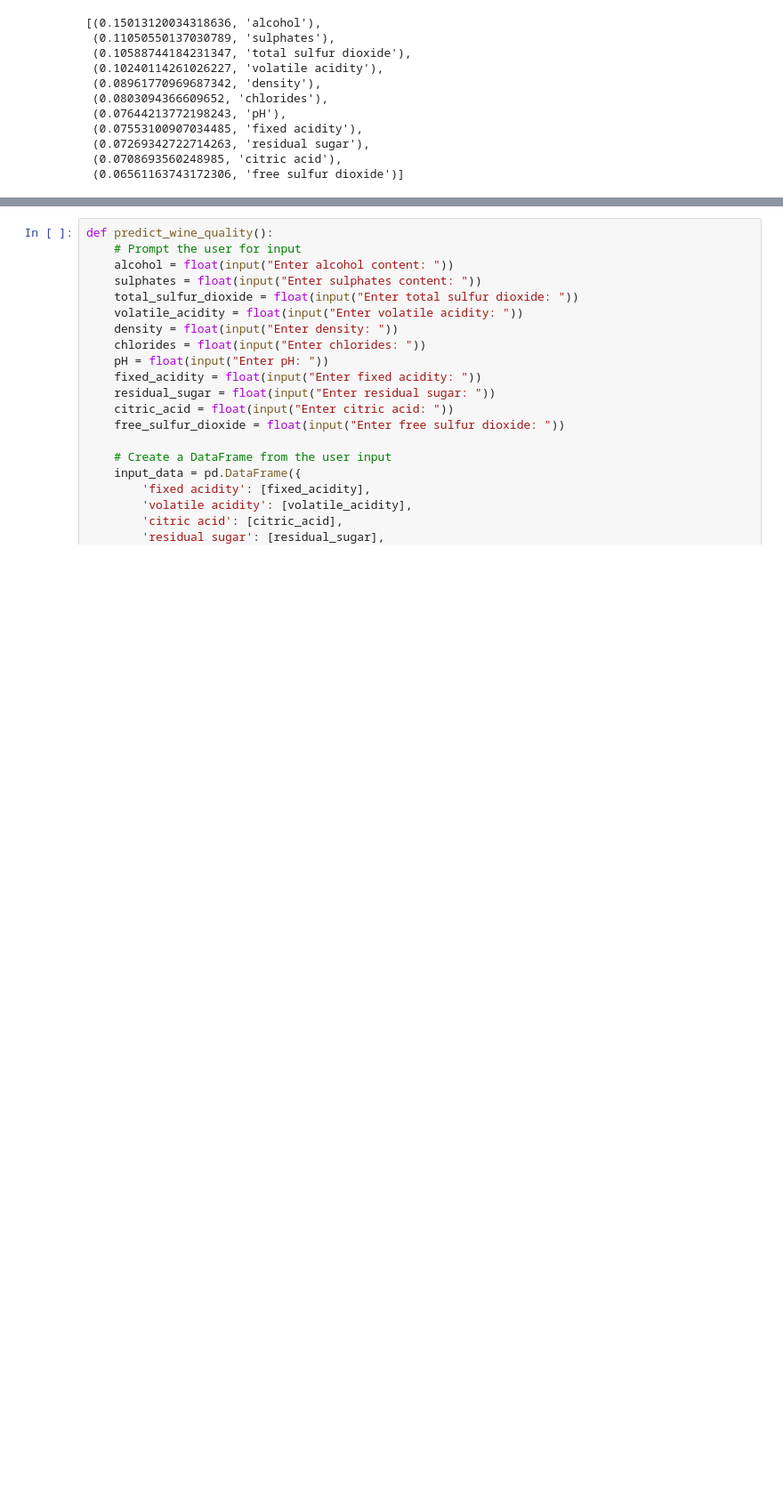
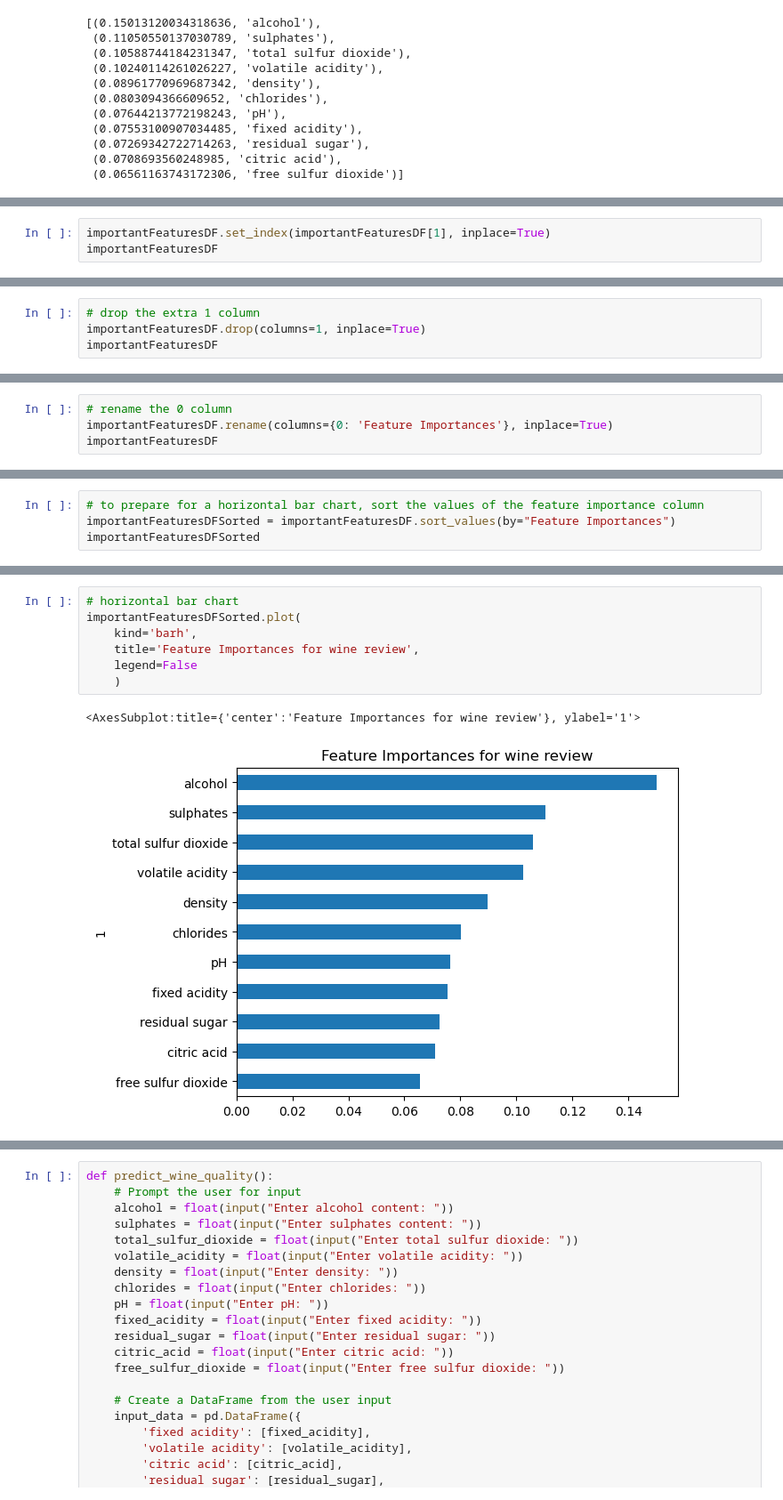
Before and after one commit to jlanahartman/project4_teamStark, a Jupyter notebook: wineQualityPredictionRanFor.ipynb, the cells around one changed output, grey strips where cells are left out. Shown at 89% size. Drawn from its saved outputs; the diff is of its cells as text; blank space fills up the shorter version.

```diff
--- a/wineQualityPredictionRanFor.ipynb
+++ b/wineQualityPredictionRanFor.ipynb
@@ -125,0 +252,3 @@ zippedFeatures
+# %%
+importantFeaturesDF.set_index(importantFeaturesDF[1], inplace=True)
+importantFeaturesDF
@@ -125,0 +269,4 @@ zippedFeatures
+# %%
+# drop the extra 1 column
+importantFeaturesDF.drop(columns=1, inplace=True)
+importantFeaturesDF
@@ -125,0 +287,4 @@ zippedFeatures
+# %%
+# rename the 0 column
+importantFeaturesDF.rename(columns={0: 'Feature Importances'}, inplace=True)
+importantFeaturesDF
@@ -125,0 +305,4 @@ zippedFeatures
+# %%
+# to prepare for a horizontal bar chart, sort the values of the feature importance column
+importantFeaturesDFSorted = importantFeaturesDF.sort_values(by="Feature Importances")
+importantFeaturesDFSorted
@@ -125,0 +323,10 @@ zippedFeatures
+# %%
+# horizontal bar chart
+importantFeaturesDFSorted.plot(
+    kind='barh',
+    title='Feature Importances for wine review',
+    legend=False
+    )
+# %% [output]
+<AxesSubplot:title={'center':'Feature Importances for wine review'}, ylabel='1'>
+[figure, added]
```
Also changed, not shown: parts of 24 cells of this notebook.
